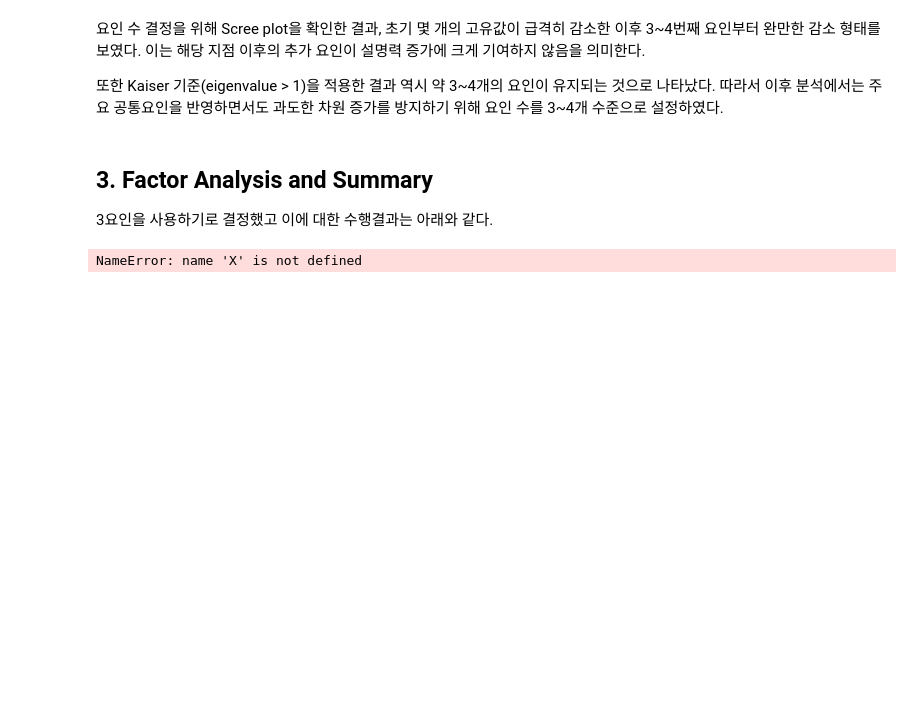
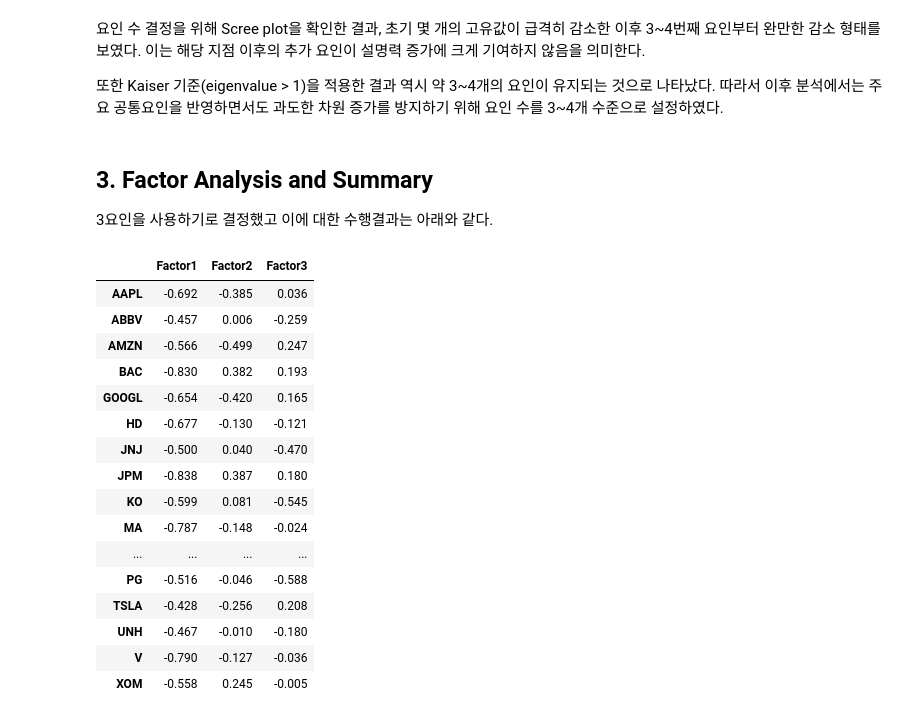
Before and after one commit to Swayerkim/sw_portfolio, a Jupyter notebook: docs/CPA Data Analysis/Empirical_APT_PCA_FA.ipynb, the cells around one changed output. Cells and saved outputs as stored; diff of their text form; code cells hidden in the pictures; blank space fills up the shorter version.

```diff
--- a/docs/CPA Data Analysis/Empirical_APT_PCA_FA.ipynb
+++ b/docs/CPA Data Analysis/Empirical_APT_PCA_FA.ipynb
@@ -273,26 +284,43 @@ price columns sample: Index(['AAPL', 'ABBV', 'AMZN', 'BAC', 'GOOGL'], dtype='obj
 # %%
 import sys, subprocess
 subprocess.run(
     [sys.executable, "-m", "pip", "install", "-q", "scikit-learn"],
     stdout=subprocess.DEVNULL,
     stderr=subprocess.DEVNULL
 )
 
 from sklearn.decomposition import FactorAnalysis
 
-returns = rets
+# 종목별 변동성(스케일) 차이가 요인 추정을 지배하지 않도록, FA에도 표준화된 수익률(rets_std)을 입력
+returns = rets_std
 X = returns.values
 
 fa = FactorAnalysis(n_components=3, random_state=0)
 factors = fa.fit_transform(X)
 
 # Factor Loadings
 loadings = pd.DataFrame(
     fa.components_.T,
     index=returns.columns,
     columns=["Factor1", "Factor2", "Factor3"]
 )
 
 loadings.round(3)
 # %% [output]
-NameError: name 'X' is not defined
+|  | Factor1 | Factor2 | Factor3 |
+| AAPL | -0.692 | -0.385 | 0.036 |
+| ABBV | -0.457 | 0.006 | -0.259 |
+| AMZN | -0.566 | -0.499 | 0.247 |
+| BAC | -0.830 | 0.382 | 0.193 |
+| GOOGL | -0.654 | -0.420 | 0.165 |
+| HD | -0.677 | -0.130 | -0.121 |
+| JNJ | -0.500 | 0.040 | -0.470 |
+| JPM | -0.838 | 0.387 | 0.180 |
+| KO | -0.599 | 0.081 | -0.545 |
+| MA | -0.787 | -0.148 | -0.024 |
+| ... | ... | ... | ... |
+| PG | -0.516 | -0.046 | -0.588 |
+| TSLA | -0.428 | -0.256 | 0.208 |
+| UNH | -0.467 | -0.010 | -0.180 |
+| V | -0.790 | -0.127 | -0.036 |
+| XOM | -0.558 | 0.245 | -0.005 |
```
Also changed, not shown: parts of 3 cells of this notebook.
